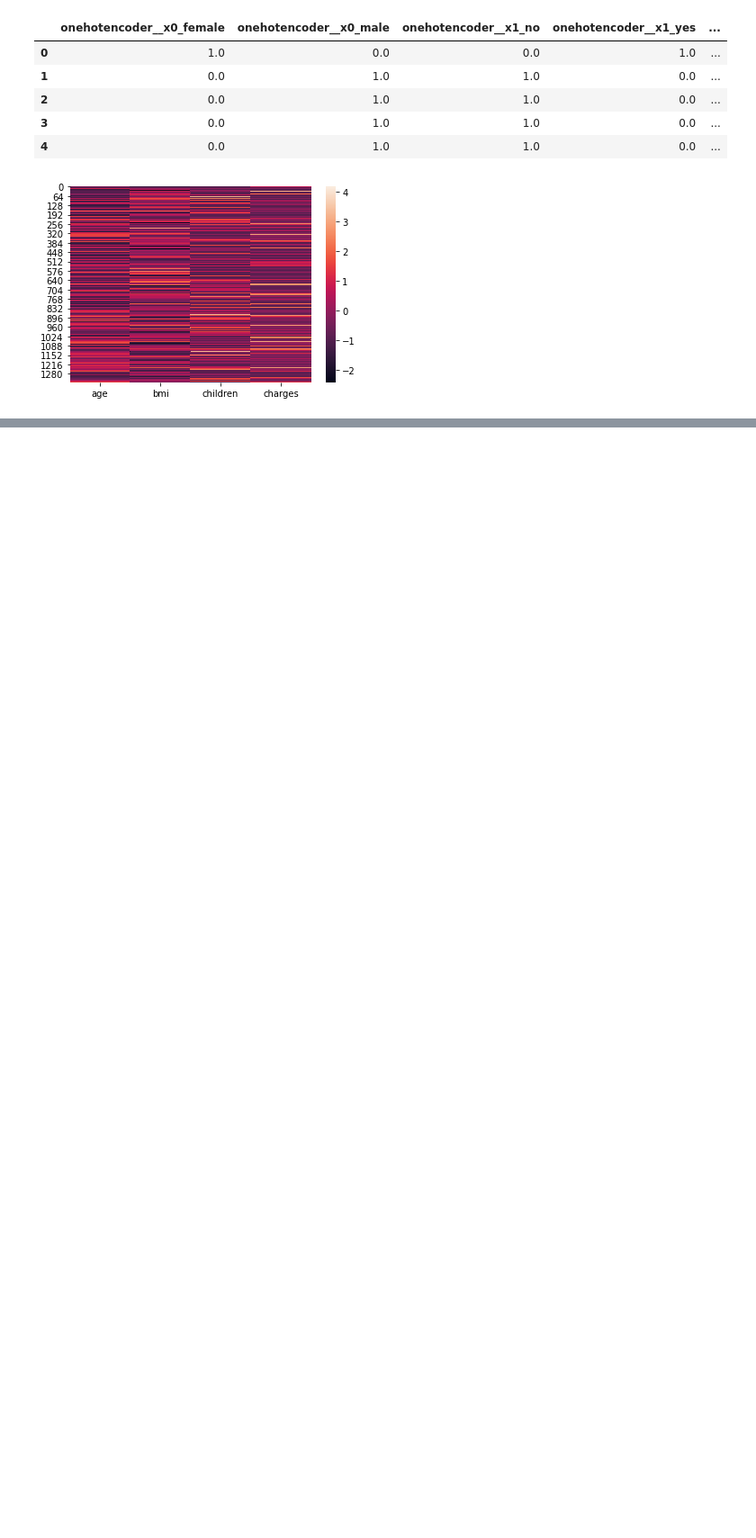
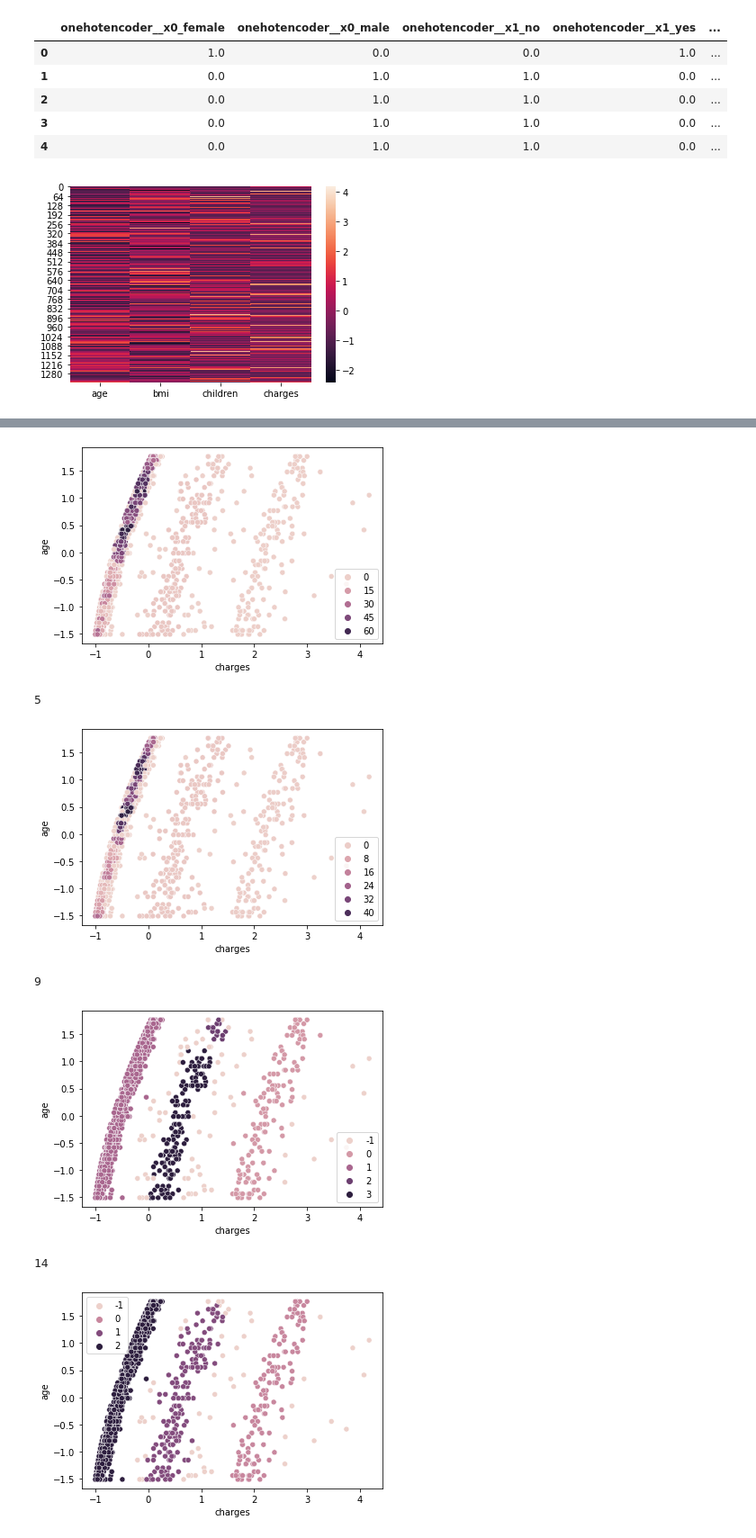
Before and after one commit to mchaudry1/IUBDC, a Jupyter notebook: HealthInsuranceAnalysis.ipynb, the cells around one changed output, grey strips where cells are left out. Shown at 90% size. Cells and saved outputs as stored; diff of their text form; code cells hidden in the pictures; blank space fills up the shorter version.

```diff
--- a/HealthInsuranceAnalysis.ipynb
+++ b/HealthInsuranceAnalysis.ipynb
@@ -160,0 +207,19 @@ plt.show()
+# %%
+import hdbscan #hdbscan was made to solve the problems dbscan had with bias towards differing density clusters
+
+for i in np.linspace(5,50,11):
+    model = hdbscan.HDBSCAN(min_cluster_size=int(i)) #(eps=?, min_samples=?) need to check params
+
+    labels = model.fit_predict(transformed_df[cluster_cols])
+    sns.scatterplot(x= transformed_df["charges"], y = transformed_df["age"], hue=labels)
+    plt.show()
+    print(int(i))
+print("We see that this works much better, and a (mcs) of around 20 yeilds the best results")
+# %% [output]
+[figure, added]
+5
+[figure, added]
+9
+[figure, added]
+14
+[figure, added]
```
Also changed, not shown: parts of 18 cells of this notebook.
